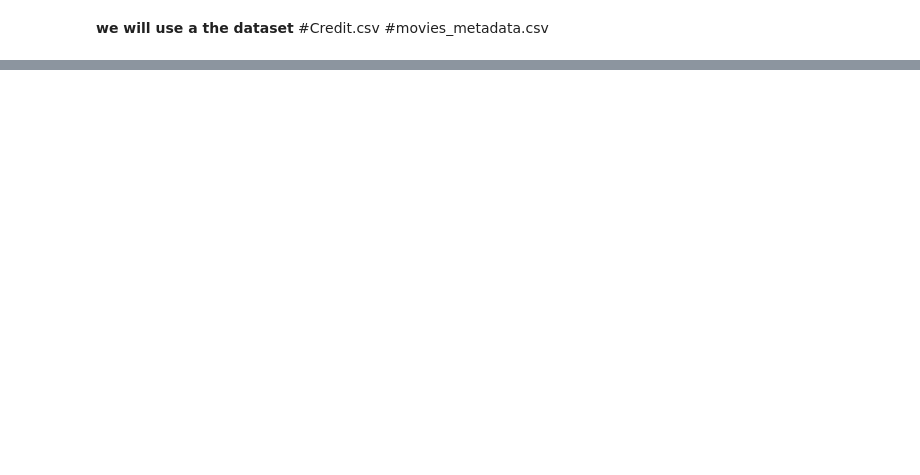
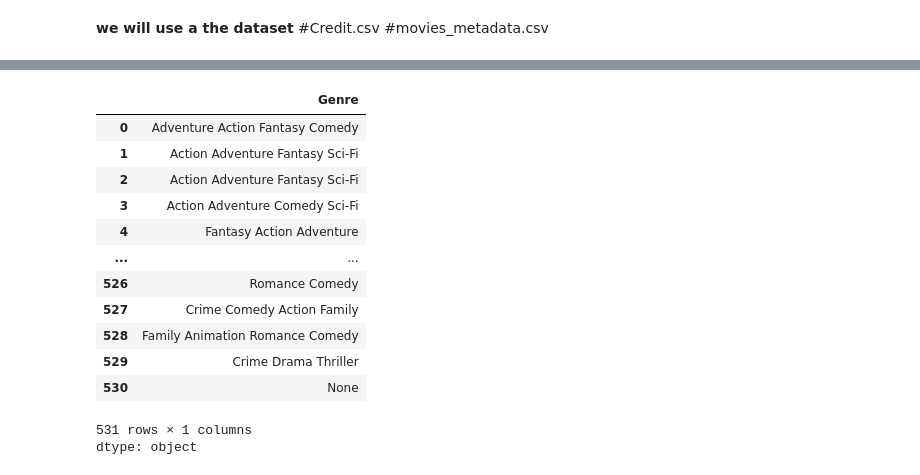
Before and after one commit to MudassirABBASSi/Recommendation-System-, a Jupyter notebook: Netflix_Movie_Recommendation_System.ipynb, the cells around one changed output, grey strips where cells are left out. Cells and saved outputs as stored; diff of their text form; code cells hidden in the pictures; blank space fills up the shorter version.

```diff
--- a/Netflix_Movie_Recommendation_System.ipynb
+++ b/Netflix_Movie_Recommendation_System.ipynb
@@ -174,0 +231,33 @@ data = pd.merge(new_movie,credit,on = 'id')
+# %%
+def make_genreslist(x):
+  gen = []
+  st = " "
+  for i in x:
+    if i.get('name') == 'Science Fiction':
+      scifi = 'Sci-Fi'
+      gen.append(scifi)
+    else:
+      gen.append(i.get('name'))
+  if gen == []:
+      np.NAN
+  else:
+     return(st.join(gen))
+
+
+data_p2['Genre'] = data_p2['genres'].map(lambda x: make_genreslist(x))
+data_p2['Genre']
+# %% [output]
+|  | Genre |
+| 0 | Adventure Action Fantasy Comedy |
+| 1 | Action Adventure Fantasy Sci-Fi |
+| 2 | Action Adventure Fantasy Sci-Fi |
+| 3 | Action Adventure Comedy Sci-Fi |
+| 4 | Fantasy Action Adventure |
+| ... | ... |
+| 526 | Romance Comedy |
+| 527 | Crime Comedy Action Family |
+| 528 | Family Animation Romance Comedy |
+| 529 | Crime Drama Thriller |
+| 530 | None |
+531 rows × 1 columns
+dtype: object
```
Also changed, not shown: parts of 32 cells of this notebook.
